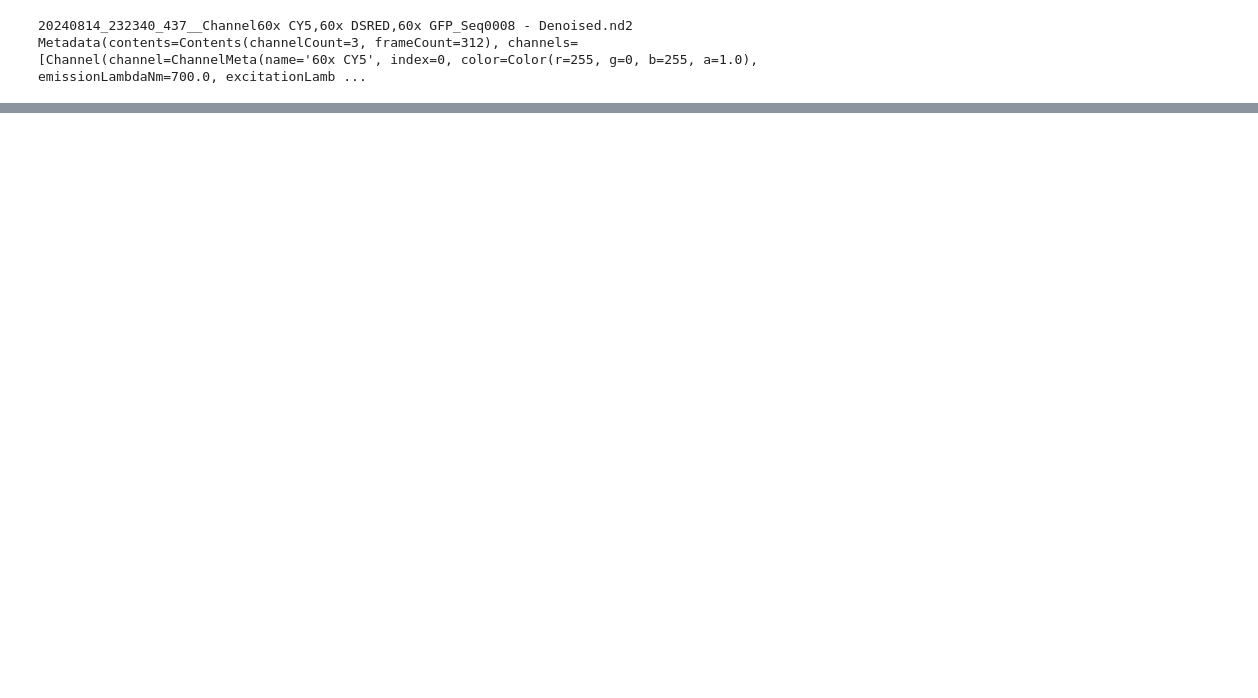
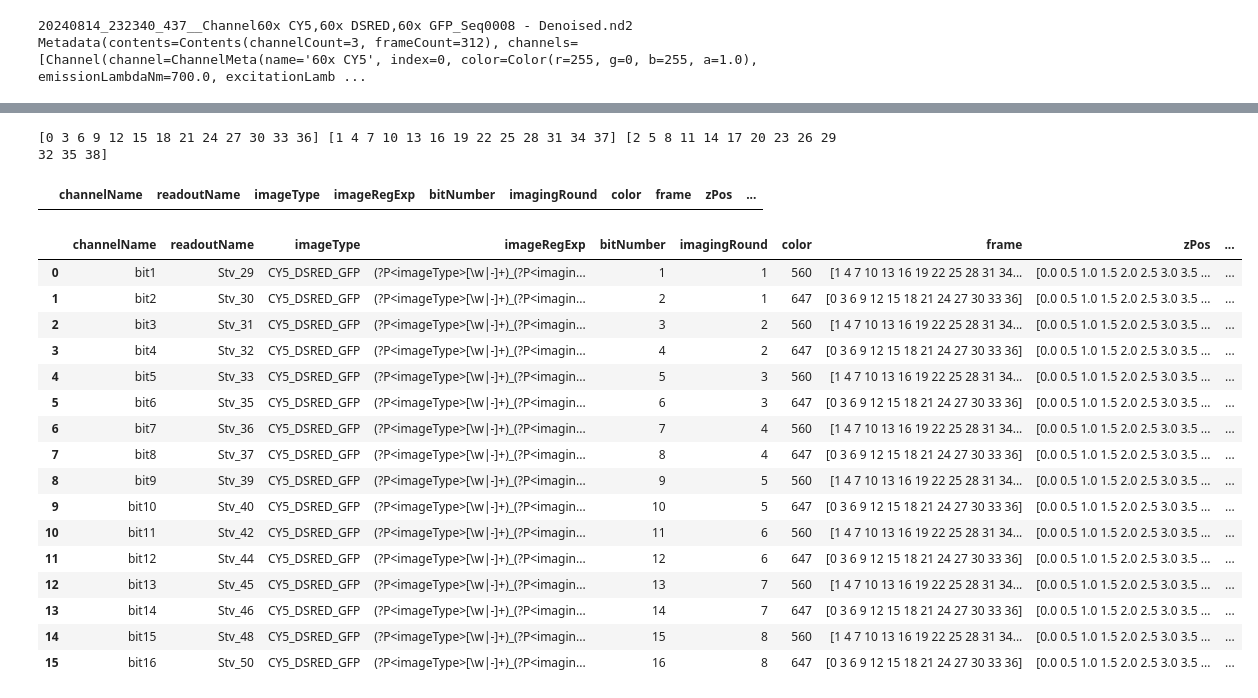
Before and after one commit to zhengpuas47/Weissman_MERFISH_Scripts, a Jupyter notebook: MERFISH_preprocess/Test_parameters/Load_nd2.ipynb, the cells around one changed output, grey strips where cells are left out. Saved outputs shown, nothing was run; the diff lists cells and outputs as text; code cells hidden in the pictures; blank space fills up the shorter version.

```diff
--- a/MERFISH_preprocess/Test_parameters/Load_nd2.ipynb
+++ b/MERFISH_preprocess/Test_parameters/Load_nd2.ipynb
@@ -62,0 +133,58 @@ for _im in im_stack:
+# %%
+cy5_frames = str([0 + metadata.contents.channelCount * _i
+ for _i in range(metadata.channels[0].volume.voxelCount[-1])]).replace(',','')
+cy3_frames = str([1 + metadata.contents.channelCount * _i
+ for _i in range(metadata.channels[1].volume.voxelCount[-1])]).replace(',','')
+bead_frames = str([2 + metadata.contents.channelCount * _i
+ for _i in range(metadata.channels[2].volume.voxelCount[-1])]).replace(',','')
+print(cy5_frames, cy3_frames, bead_frames)
+# %% [output]
+[0 3 6 9 12 15 18 21 24 27 30 33 36] [1 4 7 10 13 16 19 22 25 28 31 34 37] [2 5 8 11 14 17 20 23 26 29 32 35 38]
+# %%
+cy5_zsteps = str(list(metadata.channels[0].volume.axesCalibration[-1]*np.arange(0,metadata.channels[0].volume.voxelCount[-1]))).replace(',','')
+cy3_zsteps = str(list(metadata.channels[1].volume.axesCalibration[-1]*np.arange(0,metadata.channels[1].volume.voxelCount[-1]))).replace(',','')
+beads_zsteps = str(list(metadata.channels[2].volume.axesCalibration[-1]*np.arange(0,metadata.channels[2].volume.voxelCount[-1]))).replace(',','')
+# %%
+
+data_organization_param_folder = r'/Users/puzheng/Documents/MERFISH/Weissman_MERFISH_Scripts/merlin_parameters/dataorganization'
+data_organization_filename = os.path.join(data_organization_param_folder, 'Nikon_data_organization.csv')
+data_organization_df = data_organization.Data_Organization(data_organization_filename)
+data_organization_df
+# %% [output]
+|  | channelName | readoutName | imageType | imageRegExp | bitNumber | imagingRound | color | frame | zPos | ... |
+# %%
+# channel Names:
+data_organization_df['channelName'] = [f"bit{i}" for i in range(1, 17)]
+data_organization_df['readoutName'] = readouts['Name'].values
+data_organization_df['imageType'] = 'CY5_DSRED_GFP'
+data_organization_df['imageRegExp'] = r'(?P<imageType>[\w|-]+)_(?P<imagingRound>[0-9]+)_(?P<fov>[0-9]+)'
+data_organization_df['bitNumber'] = np.arange(1, 17)
+data_organization_df['imagingRound'] = np.ceil(np.arange(1, 17)/2).astype(int)
+data_organization_df['color'] = ['560','647']*8
+data_organization_df['frame'] = [cy3_frames, cy5_frames] * 8
+data_organization_df['zPos'] = cy5_zsteps
+data_organization_df['fiducialImageType'] = data_organization_df['imageType']
+data_organization_df['fiducialRegExp'] = data_organization_df['imageRegExp']
+data_organization_df['fiducialImagingRound'] = data_organization_df['imagingRound']
+data_organization_df['fiducialFrame'] = bead_frames
+data_organization_df['fiducialColor'] = 515
+# %%
+data_organization_df
+# %% [output]
+|  | channelName | readoutName | imageType | imageRegExp | bitNumber | imagingRound | color | frame | zPos | ... |
+| 0 | bit1 | Stv_29 | CY5_DSRED_GFP | (?P<imageType>[\w|-]+)_(?P<imagin... | 1 | 1 | 560 | [1 4 7 10 13 16 19 22 25 28 31 34... | [0.0 0.5 1.0 1.5 2.0 2.5 3.0 3.5 ... | ... |
+| 1 | bit2 | Stv_30 | CY5_DSRED_GFP | (?P<imageType>[\w|-]+)_(?P<imagin... | 2 | 1 | 647 | [0 3 6 9 12 15 18 21 24 27 30 33 36] | [0.0 0.5 1.0 1.5 2.0 2.5 3.0 3.5 ... | ... |
+| 2 | bit3 | Stv_31 | CY5_DSRED_GFP | (?P<imageType>[\w|-]+)_(?P<imagin... | 3 | 2 | 560 | [1 4 7 10 13 16 19 22 25 28 31 34... | [0.0 0.5 1.0 1.5 2.0 2.5 3.0 3.5 ... | ... |
+| 3 | bit4 | Stv_32 | CY5_DSRED_GFP | (?P<imageType>[\w|-]+)_(?P<imagin... | 4 | 2 | 647 | [0 3 6 9 12 15 18 21 24 27 30 33 36] | [0.0 0.5 1.0 1.5 2.0 2.5 3.0 3.5 ... | ... |
+| 4 | bit5 | Stv_33 | CY5_DSRED_GFP | (?P<imageType>[\w|-]+)_(?P<imagin... | 5 | 3 | 560 | [1 4 7 10 13 16 19 22 25 28 31 34... | [0.0 0.5 1.0 1.5 2.0 2.5 3.0 3.5 ... | ... |
+| 5 | bit6 | Stv_35 | CY5_DSRED_GFP | (?P<imageType>[\w|-]+)_(?P<imagin... | 6 | 3 | 647 | [0 3 6 9 12 15 18 21 24 27 30 33 36] | [0.0 0.5 1.0 1.5 2.0 2.5 3.0 3.5 ... | ... |
+| 6 | bit7 | Stv_36 | CY5_DSRED_GFP | (?P<imageType>[\w|-]+)_(?P<imagin... | 7 | 4 | 560 | [1 4 7 10 13 16 19 22 25 28 31 34... | [0.0 0.5 1.0 1.5 2.0 2.5 3.0 3.5 ... | ... |
+| 7 | bit8 | Stv_37 | CY5_DSRED_GFP | (?P<imageType>[\w|-]+)_(?P<imagin... | 8 | 4 | 647 | [0 3 6 9 12 15 18 21 24 27 30 33 36] | [0.0 0.5 1.0 1.5 2.0 2.5 3.0 3.5 ... | ... |
+| 8 | bit9 | Stv_39 | CY5_DSRED_GFP | (?P<imageType>[\w|-]+)_(?P<imagin... | 9 | 5 | 560 | [1 4 7 10 13 16 19 22 25 28 31 34... | [0.0 0.5 1.0 1.5 2.0 2.5 3.0 3.5 ... | ... |
+| 9 | bit10 | Stv_40 | CY5_DSRED_GFP | (?P<imageType>[\w|-]+)_(?P<imagin... | 10 | 5 | 647 | [0 3 6 9 12 15 18 21 24 27 30 33 36] | [0.0 0.5 1.0 1.5 2.0 2.5 3.0 3.5 ... | ... |
+| 10 | bit11 | Stv_42 | CY5_DSRED_GFP | (?P<imageType>[\w|-]+)_(?P<imagin... | 11 | 6 | 560 | [1 4 7 10 13 16 19 22 25 28 31 34... | [0.0 0.5 1.0 1.5 2.0 2.5 3.0 3.5 ... | ... |
+| 11 | bit12 | Stv_44 | CY5_DSRED_GFP | (?P<imageType>[\w|-]+)_(?P<imagin... | 12 | 6 | 647 | [0 3 6 9 12 15 18 21 24 27 30 33 36] | [0.0 0.5 1.0 1.5 2.0 2.5 3.0 3.5 ... | ... |
+| 12 | bit13 | Stv_45 | CY5_DSRED_GFP | (?P<imageType>[\w|-]+)_(?P<imagin... | 13 | 7 | 560 | [1 4 7 10 13 16 19 22 25 28 31 34... | [0.0 0.5 1.0 1.5 2.0 2.5 3.0 3.5 ... | ... |
+| 13 | bit14 | Stv_46 | CY5_DSRED_GFP | (?P<imageType>[\w|-]+)_(?P<imagin... | 14 | 7 | 647 | [0 3 6 9 12 15 18 21 24 27 30 33 36] | [0.0 0.5 1.0 1.5 2.0 2.5 3.0 3.5 ... | ... |
+| 14 | bit15 | Stv_48 | CY5_DSRED_GFP | (?P<imageType>[\w|-]+)_(?P<imagin... | 15 | 8 | 560 | [1 4 7 10 13 16 19 22 25 28 31 34... | [0.0 0.5 1.0 1.5 2.0 2.5 3.0 3.5 ... | ... |
+| 15 | bit16 | Stv_50 | CY5_DSRED_GFP | (?P<imageType>[\w|-]+)_(?P<imagin... | 16 | 8 | 647 | [0 3 6 9 12 15 18 21 24 27 30 33 36] | [0.0 0.5 1.0 1.5 2.0 2.5 3.0 3.5 ... | ... |
```
Also changed, not shown: parts of 17 cells of this notebook, 7 other files.
